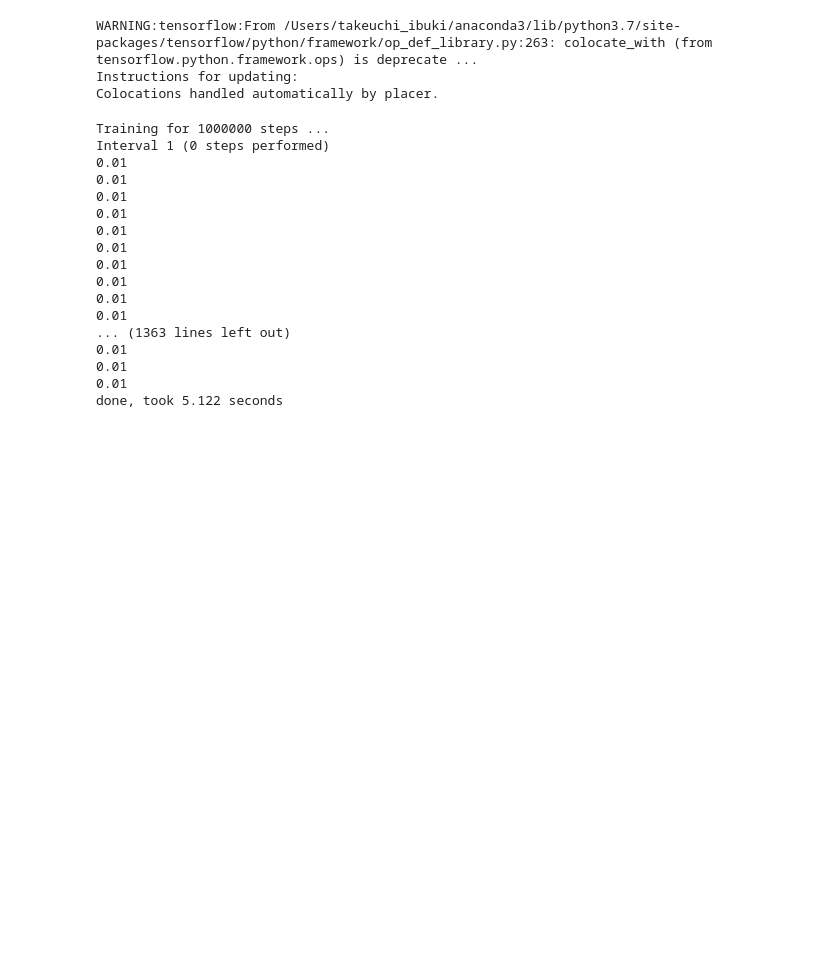
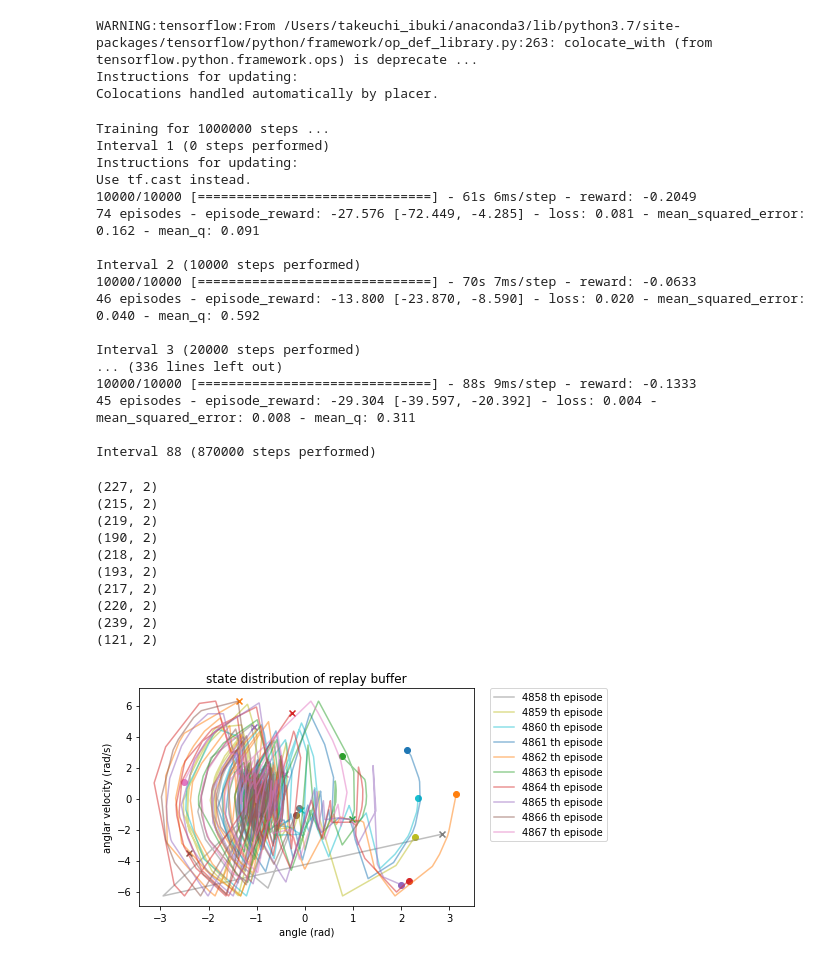
Before and after one commit to ibuki1024/eventDDPG, a Jupyter notebook: notebook/self_trigger/exploration_exam/large_noise.ipynb, the cells around one changed output. Cells and saved outputs as stored; diff of their text form; code cells hidden in the pictures; blank space fills up the shorter version.

```diff
--- a/notebook/self_trigger/exploration_exam/large_noise.ipynb
+++ b/notebook/self_trigger/exploration_exam/large_noise.ipynb
@@ -61,8 +61,8 @@ def agent2(a_shape, s_shape):
         critic_action_input,
         memory,
         mb_noise=False,
-        coef_u = 2.,
-        coef_tau = .5,
+        coef_u = 1.,
+        coef_tau = .1,
         action_clipper=[-10., 10.],
         tau_clipper=[0.001, 1.],
         params_logging=False,
@@ -90,18 +90,45 @@ out = a.fit(env, l=l, nb_steps=step, visualize=0, verbose=1, nb_max_episode_step
 # %% [output]
 Training for 1000000 steps ...
 Interval 1 (0 steps performed)
-0.01
-0.01
-0.01
-0.01
-0.01
-0.01
-0.01
-0.01
-0.01
-0.01
-... (1363 lines left out)
-0.01
-0.01
-0.01
-done, took 5.122 seconds
+Instructions for updating:
+Use tf.cast instead.
+10000/10000 [==============================] - 61s 6ms/step - reward: -0.2049
+74 episodes - episode_reward: -27.576 [-72.449, -4.285] - loss: 0.081 - mean_squared_error: 0.162 - mean_q: 0.091
+
+Interval 2 (10000 steps performed)
+10000/10000 [==============================] - 70s 7ms/step - reward: -0.0633
+46 episodes - episode_reward: -13.800 [-23.870, -8.590] - loss: 0.020 - mean_squared_error: 0.040 - mean_q: 0.592
+
+Interval 3 (20000 steps performed)
+... (336 lines left out)
+10000/10000 [==============================] - 88s 9ms/step - reward: -0.1333
+45 episodes - episode_reward: -29.304 [-39.597, -20.392] - loss: 0.004 - mean_squared_error: 0.008 - mean_q: 0.311
+
+Interval 88 (870000 steps performed)
+# %%
+cycle = plt.rcParams['axes.prop_cycle'].by_key()['color']
+for i, em in enumerate(a.state_memory):
+    if i<len(a.state_memory)-10:
+        continue
+    print(em.shape)
+    plt.scatter(em[0,0], em[0,1], marker='o', color=cycle[i % 10])
+    plt.scatter(em[-1,0], em[-1,1], marker='x', color=cycle[i % 10])
+    plt.plot(em[:,0], em[:,1], color=cycle[i % 10], label=f'{i+1} th episode', alpha=0.5)
+plt.xlabel('angle (rad)')
+plt.ylabel('anglar velocity (rad/s)')
+plt.title('state distribution of replay buffer')
+plt.legend(bbox_to_anchor=(1.05, 1), loc='upper left', borderaxespad=0)
+#plt.xlim(-10, 10)
+plt.show()
+# %% [output]
+(227, 2)
+(215, 2)
+(219, 2)
+(190, 2)
+(218, 2)
+(193, 2)
+(217, 2)
+(220, 2)
+(239, 2)
+(121, 2)
+[figure, added]
```
Also changed, not shown: parts of 4 cells of this notebook, 6 other files.
